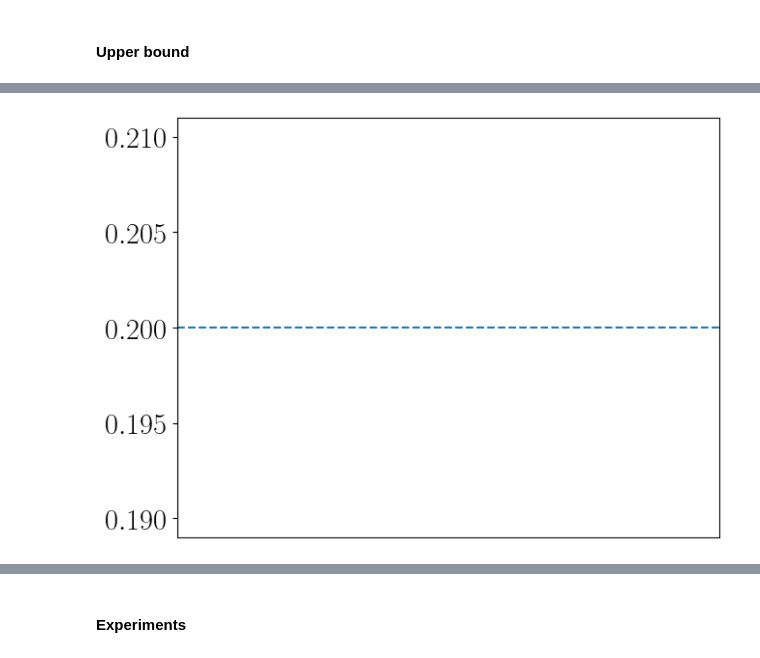
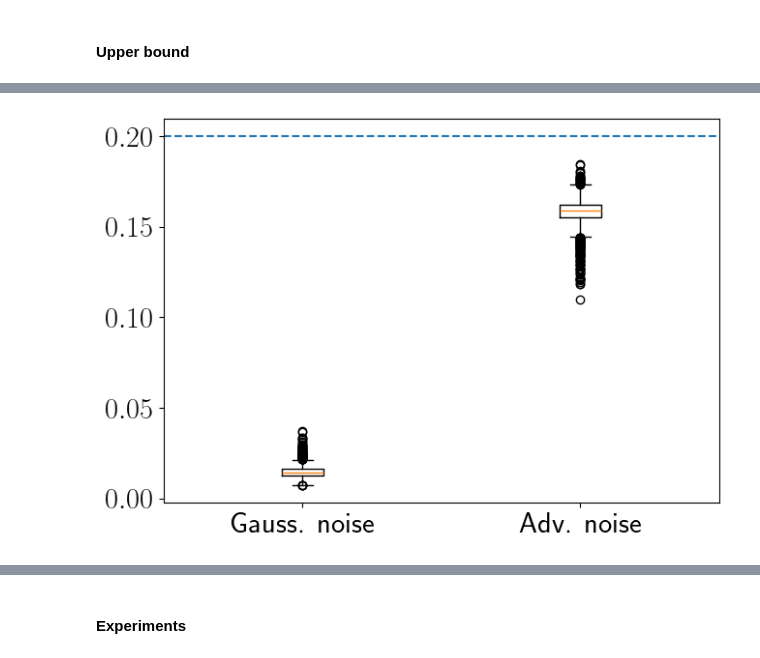
Before and after one commit to AlexanderAuras/GAMM-Overview-23, a Jupyter notebook: GAMM Overview 23.ipynb, the cells around one changed output, grey strips where cells are left out. Cells and saved outputs as stored; diff of their text form; code cells hidden in the pictures.

Commit message:
Bound calculation working

```diff
--- a/GAMM Overview 23.ipynb
+++ b/GAMM Overview 23.ipynb
@@ -58,12 +58,12 @@ seed(SEED)
 DEVICE = torch.device("cuda:0")
 NUM_WORKERS = 0 #os.cpu_count()
 
-N_TRAIN_SAMPLES = 1024 # 64% * 1600
-N_VAL_SAMPLES = 256    # 16% * 1600
-N_TEST_SAMPLES = 320   # 20% * 1600
-NOISE_LEVEL_VALTEST = 0.03 # 0.0
-NOISE_LEVEL_TRAIN = NOISE_LEVEL_VALTEST # 0.0
-BATCH_SIZE = 1  ################################     #128
+N_TRAIN_SAMPLES = 10240 # 64% * 1600
+N_VAL_SAMPLES = 2560    # 16% * 1600
+N_TEST_SAMPLES = 3200   # 20% * 1600
+NOISE_LEVEL_VALTEST = 0.03
+NOISE_LEVEL_TRAIN = NOISE_LEVEL_VALTEST
+BATCH_SIZE = 128
 
 DATA_SIZE = 1024
 MEASUREMENT_SIZE = 512
@@ -533,17 +443,11 @@ values = torch.sqrt(values)
 # %%
-"""plt.subplots(figsize=(7,5),sharey=True)
-plt.boxplot(values.flatten(), positions=[0.5])
-plt.boxplot(bounds.flatten(), positions=[1.5])
-plt.xticks([0.5,1.5], ["Value", "Bound"])
-plt.plot(torch.linspace(0.0, 2.0, 10), torch.full((10,), TV_ADV_EPSILON**2), "--")
-plt.tight_layout()
-plt.show()"""
-
-plt.subplots(figsize=(7,5),sharey=True)
-plt.boxplot(values.flatten(), positions=[0.5])
-plt.xticks([])
-plt.plot(torch.linspace(0.0, 1.0, 10), torch.full((10,), TV_ADV_EPSILON), "--")
-plt.tight_layout()
-plt.show()
+if TV_CALC_BOUNDS:
+    plt.subplots(figsize=(7,5),sharey=True)
+    plt.boxplot(values_noise.flatten(), positions=[0.5])
+    plt.boxplot(values_adv.flatten(), positions=[1.5])
+    plt.xticks([0.5, 1.5], ["Gauss. noise", "Adv. noise"])
+    plt.plot(torch.linspace(0.0, 2.0, 10), torch.full((10,), TV_ADV_EPSILON), "--")
+    plt.tight_layout()
+    plt.show()
 # %% [output]
-[figure, old version]
+[figure, new version]
```
Also changed, not shown: parts of 15 cells of this notebook.
